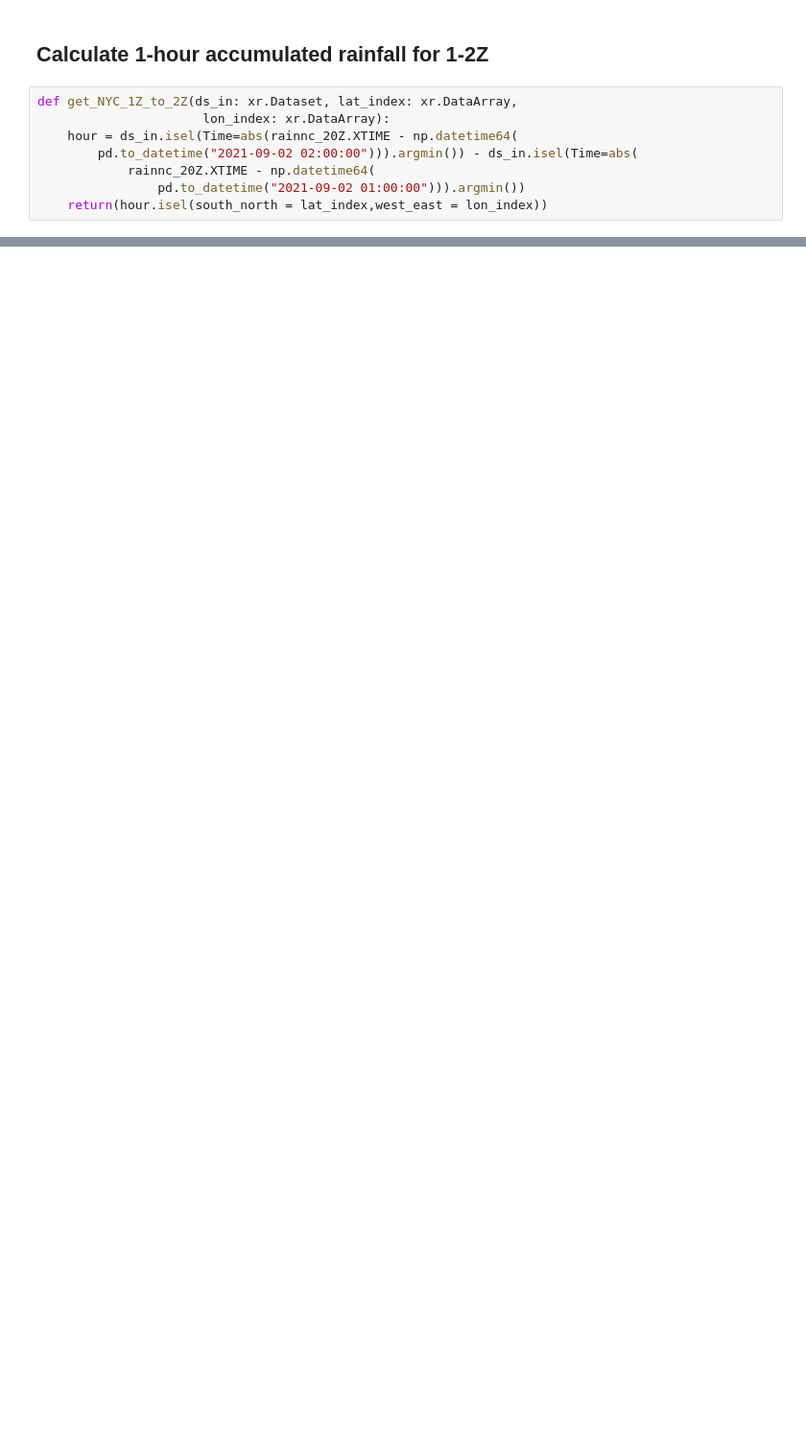
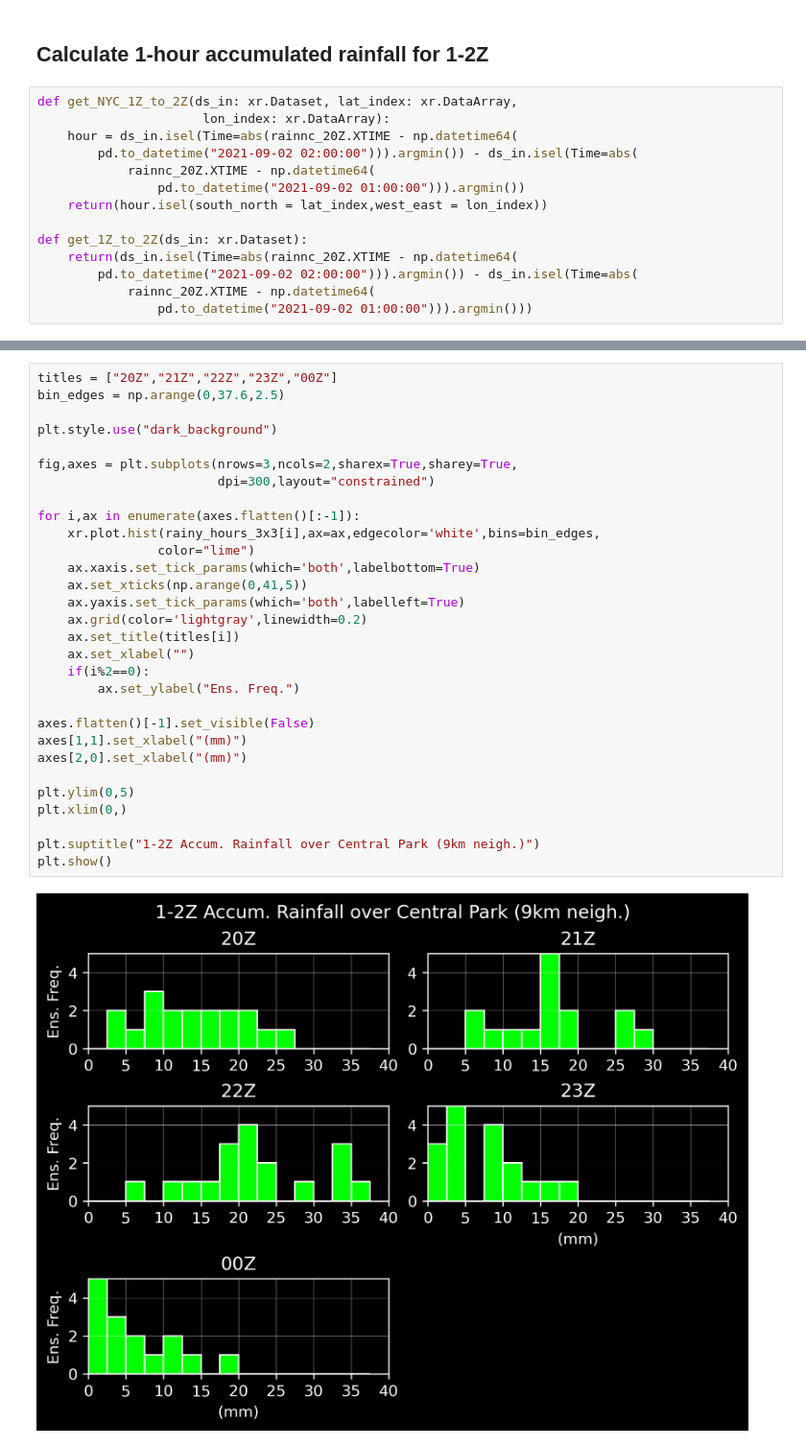
Before and after one commit to tyfolino/ida-precip, a Jupyter notebook: precip-histograms.ipynb, the cells around one changed output, grey strips where cells are left out. Shown at 96% size. Saved outputs shown, nothing was run; the diff lists cells and outputs as text; blank space fills up the shorter version.

```diff
--- a/precip-histograms.ipynb
+++ b/precip-histograms.ipynb
@@ -65,6 +68,12 @@ def get_NYC_1Z_to_2Z(ds_in: xr.Dataset, lat_index: xr.DataArray,
             rainnc_20Z.XTIME - np.datetime64(
                 pd.to_datetime("2021-09-02 01:00:00"))).argmin())
     return(hour.isel(south_north = lat_index,west_east = lon_index))
+
+def get_1Z_to_2Z(ds_in: xr.Dataset):
+    return(ds_in.isel(Time=abs(rainnc_20Z.XTIME - np.datetime64(
+        pd.to_datetime("2021-09-02 02:00:00"))).argmin()) - ds_in.isel(Time=abs(
+            rainnc_20Z.XTIME - np.datetime64(
+                pd.to_datetime("2021-09-02 01:00:00"))).argmin()))
 # %%
 rainy_hour_20Z = get_NYC_1Z_to_2Z(
     rainnc_20Z,nyc_inds["south_north"],nyc_inds["west_east"]
@@ -75,0 +162,32 @@ rainy_hour_22Z = get_NYC_1Z_to_2Z(
+# %%
+titles = ["20Z","21Z","22Z","23Z","00Z"]
+bin_edges = np.arange(0,37.6,2.5)
+
+plt.style.use("dark_background")
+
+fig,axes = plt.subplots(nrows=3,ncols=2,sharex=True,sharey=True,
+                        dpi=300,layout="constrained")
+
+for i,ax in enumerate(axes.flatten()[:-1]):
+    xr.plot.hist(rainy_hours_3x3[i],ax=ax,edgecolor='white',bins=bin_edges,
+                color="lime")
+    ax.xaxis.set_tick_params(which='both',labelbottom=True)
+    ax.set_xticks(np.arange(0,41,5))
+    ax.yaxis.set_tick_params(which='both',labelleft=True)
+    ax.grid(color='lightgray',linewidth=0.2)
+    ax.set_title(titles[i])
+    ax.set_xlabel("")
+    if(i%2==0):
+        ax.set_ylabel("Ens. Freq.")
+
+axes.flatten()[-1].set_visible(False)
+axes[1,1].set_xlabel("(mm)")
+axes[2,0].set_xlabel("(mm)")
+
+plt.ylim(0,5)
+plt.xlim(0,)
+
+plt.suptitle("1-2Z Accum. Rainfall over Central Park (9km neigh.)")
+plt.show()
+# %% [output]
+[figure, added]
```
Also changed, not shown: parts of 8 cells of this notebook, 5 other files.
